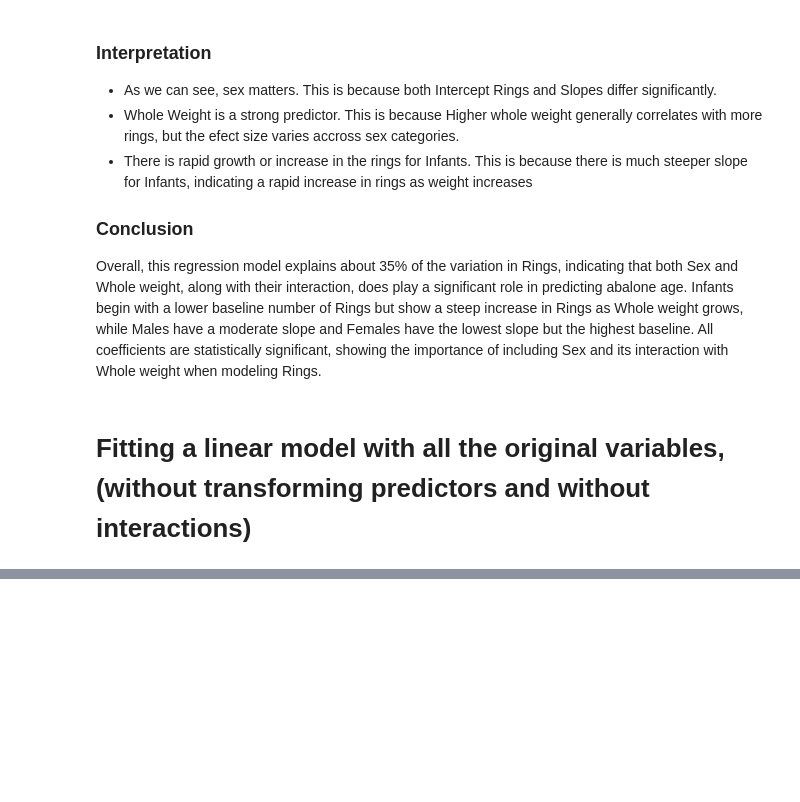
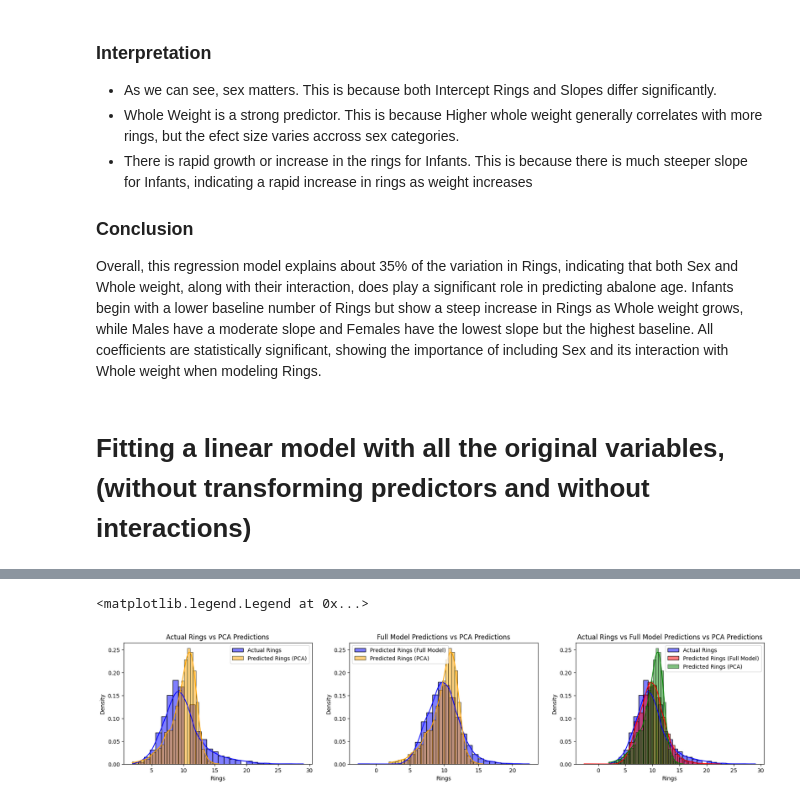
Before and after one commit to yashsavani19/Abalone-Age-Prediction-Analysis, a Jupyter notebook: notebooks/2_Regression_Model.ipynb, the cells around one changed output, grey strips where cells are left out. Saved outputs shown, nothing was run; the diff lists cells and outputs as text; code cells hidden in the pictures; blank space fills up the shorter version.

```diff
--- a/notebooks/2_Regression_Model.ipynb
+++ b/notebooks/2_Regression_Model.ipynb
@@ -132,0 +212,8 @@ The model provides a **moderate fit to the data**. It captures over half of the
+# %%
+import statsmodels.api as sm
+
+# PCA with 2 components
+X_pca_reduced = X_pca[:, :2]
+X_with_const = sm.add_constant(X_pca_reduced)
+model = sm.OLS(y, X_with_const).fit()
+print(model.summary())
@@ -132,0 +270,38 @@ The model provides a **moderate fit to the data**. It captures over half of the
+# %%
+import matplotlib.pyplot as plt
+import seaborn as sns
+
+y = data['Rings']
+y_pred_pca = model.predict(X_with_const)
+plt.figure(figsize=(21, 4))
+
+# Histogram of actual vs predicted rings from PCA model
+plt.subplot(1, 3, 1)
+sns.histplot(y, bins=30, color='blue', label='Actual Rings', kde=True, stat='density', alpha=0.5)
+sns.histplot(y_pred_pca, bins=30, color='orange', label='Predicted Rings (PCA)', kde=True, stat='density', alpha=0.5)
+plt.title('Actual Rings vs PCA Predictions')
+plt.xlabel('Rings')
+plt.ylabel('Density')
+plt.legend()
+
+#Histogram of predicted rings from both models
+plt.subplot(1, 3, 2)
+sns.histplot(y_pred_full, bins=30, color='blue', label='Predicted Rings (Full Model)', kde=True, stat='density', alpha=0.5)
+sns.histplot(y_pred_pca, bins=30, color='orange', label='Predicted Rings (PCA)', kde=True, stat='density', alpha=0.5)
+plt.title('Full Model Predictions vs PCA Predictions')
+plt.xlabel('Rings')
+plt.ylabel('Density')
+plt.legend()
+
+# Histogram of actual vs predicted rings from both models
+plt.subplot(1, 3, 3)
+sns.histplot(y, bins=30, color='blue', label='Actual Rings', kde=True, stat='density', alpha=0.5)
+sns.histplot(y_pred_full, bins=30, color='red', label='Predicted Rings (Full Model)', kde=True, stat='density', alpha=0.5)
+sns.histplot(y_pred_pca, bins=30, color='green', label='Predicted Rings (PCA)', kde=True, stat='density', alpha=0.5)
+plt.title('Actual Rings vs Full Model Predictions vs PCA Predictions')
+plt.xlabel('Rings')
+plt.ylabel('Density')
+plt.legend()
+# %% [output]
+<matplotlib.legend.Legend at 0x...>
+[figure, added]
```
Also changed, not shown: parts of 20 cells of this notebook, 1 other file.
